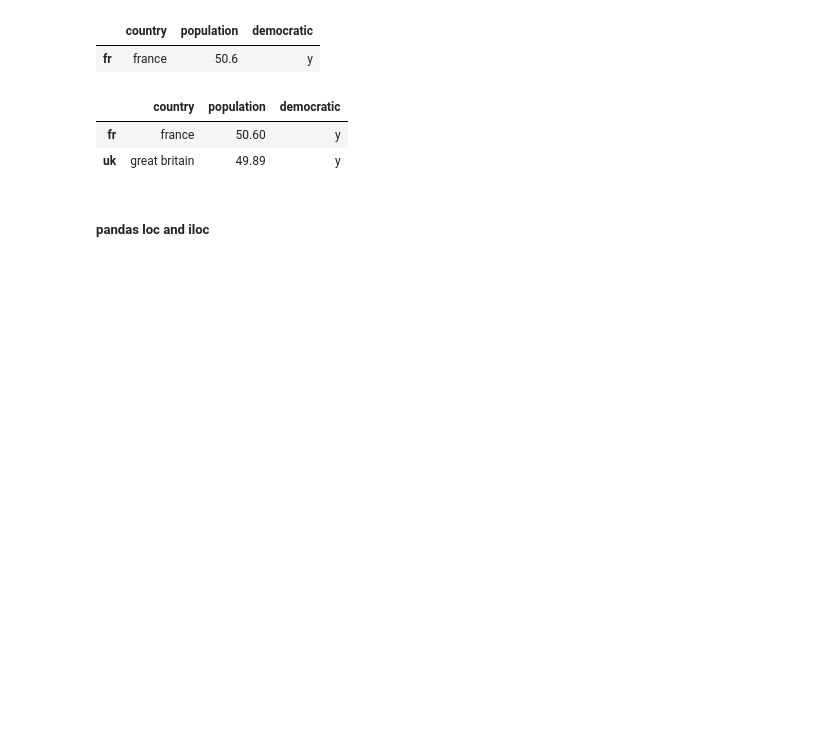
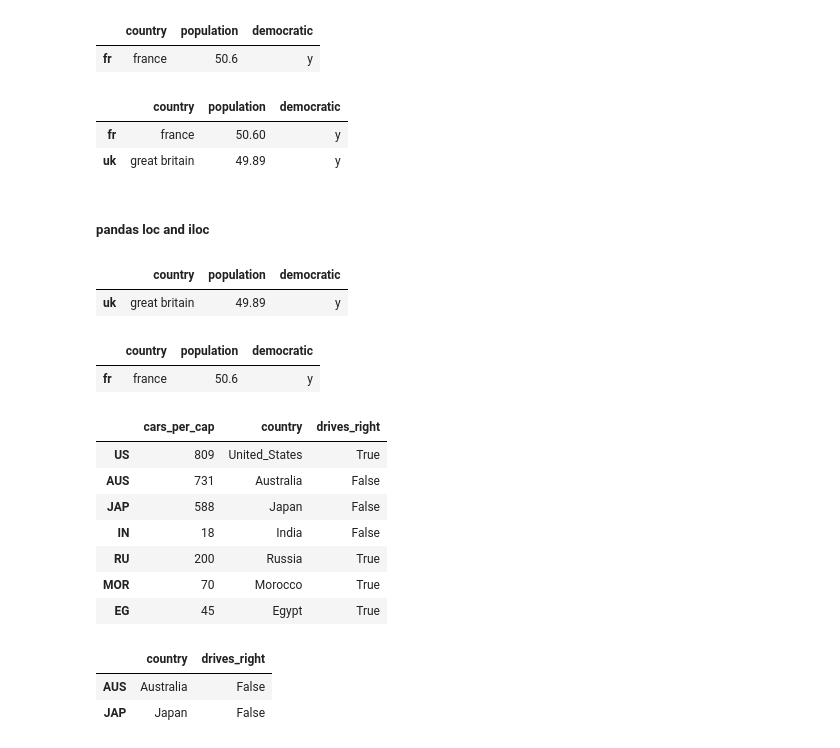
Before and after one commit to slzdevsnp/learn, a Jupyter notebook: intropython4ds2/intro_py4ds_2_nb.ipynb, the cells around one changed output. Saved outputs shown, nothing was run; the diff lists cells and outputs as text; code cells hidden in the pictures; blank space fills up the shorter version.

```diff
--- a/intropython4ds2/intro_py4ds_2_nb.ipynb
+++ b/intropython4ds2/intro_py4ds_2_nb.ipynb
@@ -151,3 +151,32 @@ df1b[0:2] #get 2 from index 0 ( the beginning)
 | uk | great britain | 49.89 | y |
 # %% [markdown]
 ##### pandas loc and iloc
+# %%
+df1b.loc[['uk']] # use loc with  a char value of an index
+# %% [output]
+|  | country | population | democratic |
+| uk | great britain | 49.89 | y |
+# %%
+df1b.iloc[[0]] #use iloc with numeric index for a row
+# %% [output]
+|  | country | population | democratic |
+| fr | france | 50.6 | y |
+# %%
+cars =  pd.read_csv('cars.csv', index_col=0)
+cars
+# %% [output]
+|  | cars_per_cap | country | drives_right |
+| US | 809 | United_States | True |
+| AUS | 731 | Australia | False |
+| JAP | 588 | Japan | False |
+| IN | 18 | India | False |
+| RU | 200 | Russia | True |
+| MOR | 70 | Morocco | True |
+| EG | 45 | Egypt | True |
+# %%
+# select a sub dataframe (rows and column index start from 0)
+cars.iloc[[1,2], [1,2]]
+# %% [output]
+|  | country | drives_right |
+| AUS | Australia | False |
+| JAP | Japan | False |
```
Also changed, not shown: parts of 33 cells of this notebook, 2 other files.
